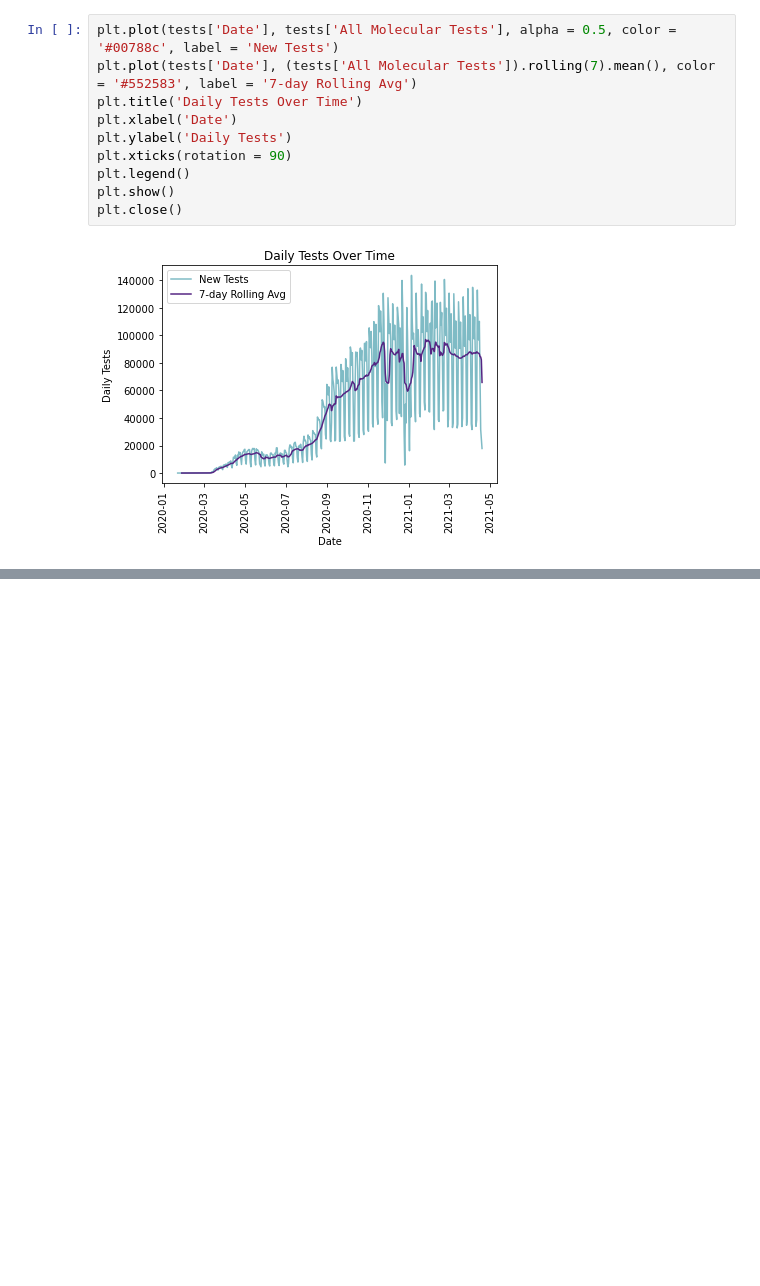
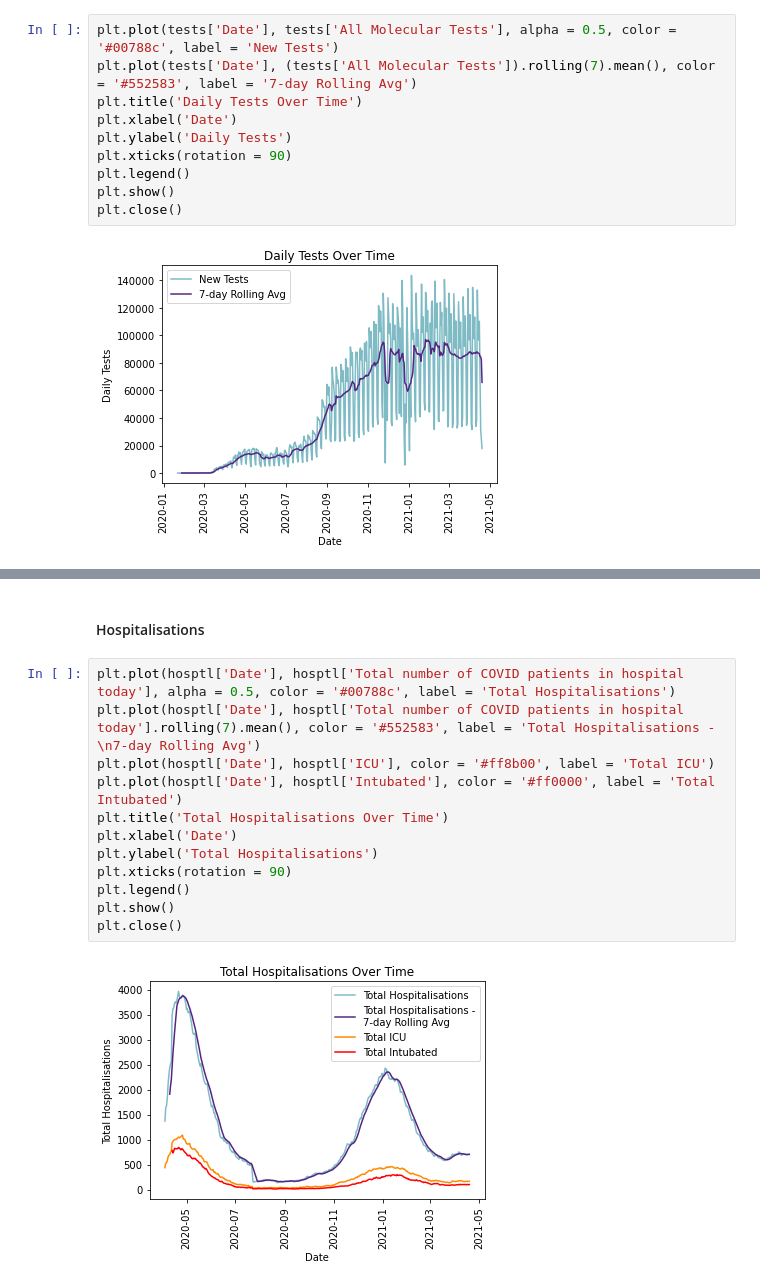
Before and after one commit to samar14641/covid-visualisations, a Jupyter notebook: pyWork.ipynb, the cells around one changed output, grey strips where cells are left out. Drawn from its saved outputs; the diff is of its cells as text; blank space fills up the shorter version.

```diff
--- a/pyWork.ipynb
+++ b/pyWork.ipynb
@@ -175,0 +225,16 @@ plt.close()
+# %% [markdown]
+#### Hospitalisations
+# %%
+plt.plot(hosptl['Date'], hosptl['Total number of COVID patients in hospital today'], alpha = 0.5, color = '#00788c', label = 'Total Hospitalisations')
+plt.plot(hosptl['Date'], hosptl['Total number of COVID patients in hospital today'].rolling(7).mean(), color = '#552583', label = 'Total Hospitalisations -\n7-day Rolling Avg')
+plt.plot(hosptl['Date'], hosptl['ICU'], color = '#ff8b00', label = 'Total ICU')
+plt.plot(hosptl['Date'], hosptl['Intubated'], color = '#ff0000', label = 'Total Intubated')
+plt.title('Total Hospitalisations Over Time')
+plt.xlabel('Date')
+plt.ylabel('Total Hospitalisations')
+plt.xticks(rotation = 90)
+plt.legend()
+plt.show()
+plt.close()
+# %% [output]
+[figure, added]
```
Also changed, not shown: parts of 11 cells of this notebook.
